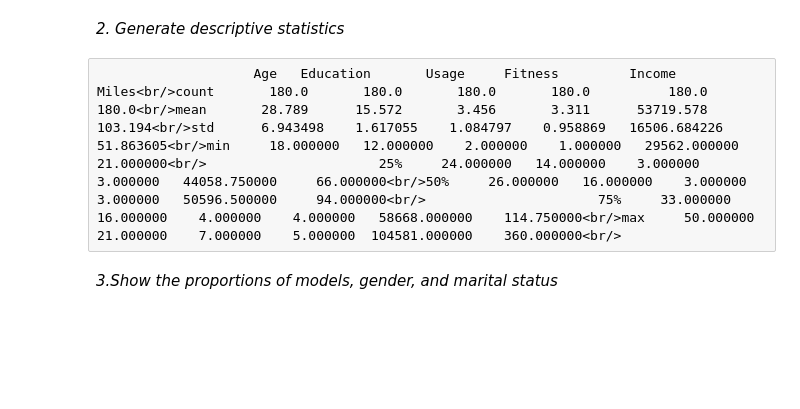
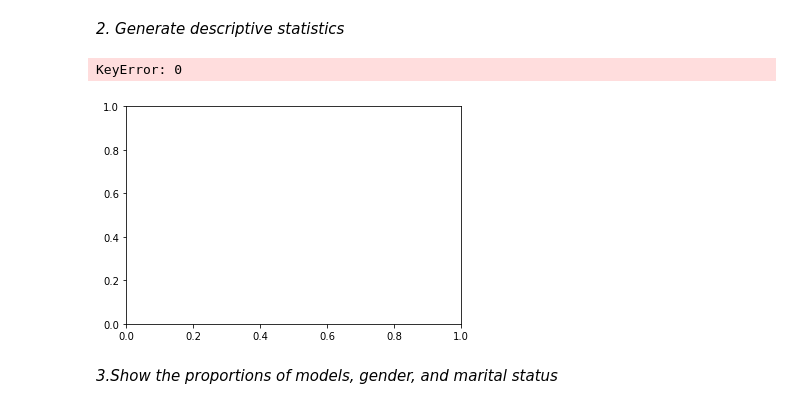
Before and after one commit to CHENG-WEI-HSUEH/Kaggle-Projects, a Jupyter notebook: Analytical report.ipynb, the cells around one changed output. Saved outputs shown, nothing was run; the diff lists cells and outputs as text; code cells hidden in the pictures; blank space fills up the shorter version.

```diff
--- a/Analytical report.ipynb
+++ b/Analytical report.ipynb
@@ -73,5 +71,10 @@ print(raw_data.describe())
-# %% [raw]
-			        Age   Education       Usage     Fitness         Income         Miles<br/>count       180.0       180.0       180.0       180.0          180.0         180.0<br/>mean       28.789      15.572       3.456       3.311      53719.578       103.194<br/>std      6.943498    1.617055    1.084797    0.958869   16506.684226     51.863605<br/>min     18.000000   12.000000    2.000000    1.000000   29562.000000     21.000000<br/>                      25%     24.000000   14.000000    3.000000    3.000000   44058.750000     66.000000<br/>50%     26.000000   16.000000    3.000000    3.000000   50596.500000     94.000000<br/>                      75%     33.000000   16.000000    4.000000    4.000000   58668.000000    114.750000<br/>max     50.000000   21.000000    7.000000    5.000000  104581.000000    360.000000<br/>
+# %%
+#print(raw_data.describe())
+plt.table(raw_data.describe())
+plt.show()
+# %% [output]
+KeyError: 0
+[figure, added]
 # %% [markdown]
 _3.Show the proportions of models, gender, and marital status_
 # %%
```
Also changed, not shown: parts of 1 cell of this notebook.
